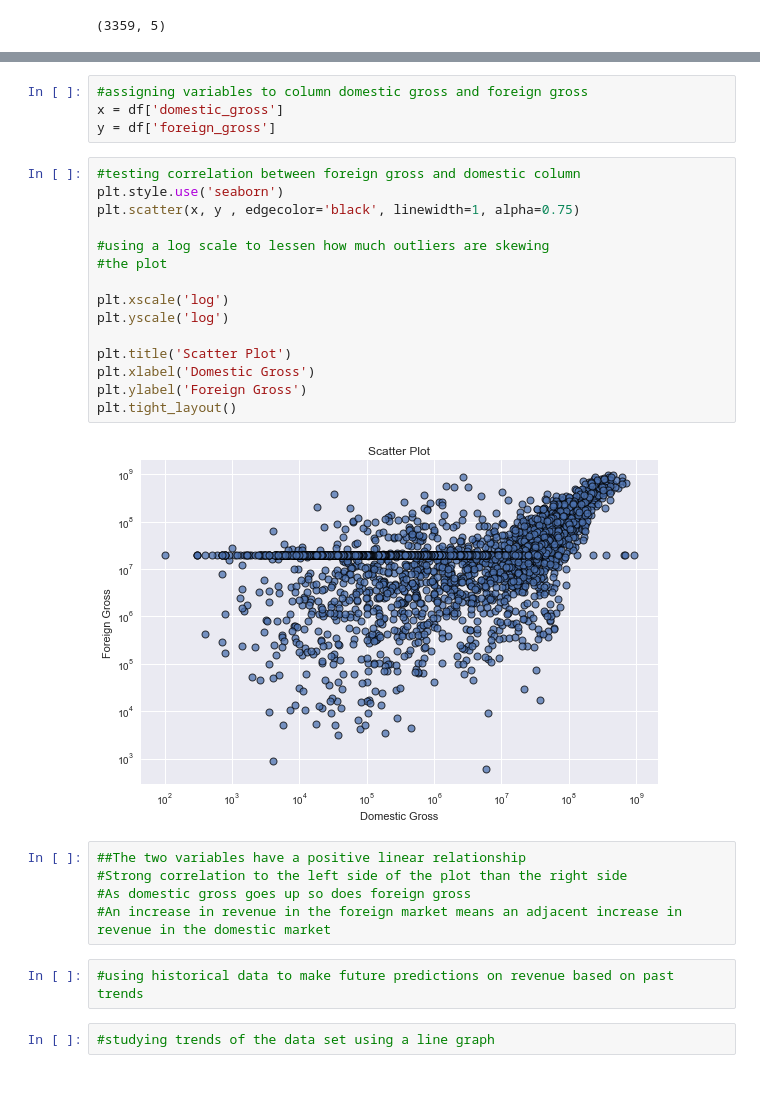
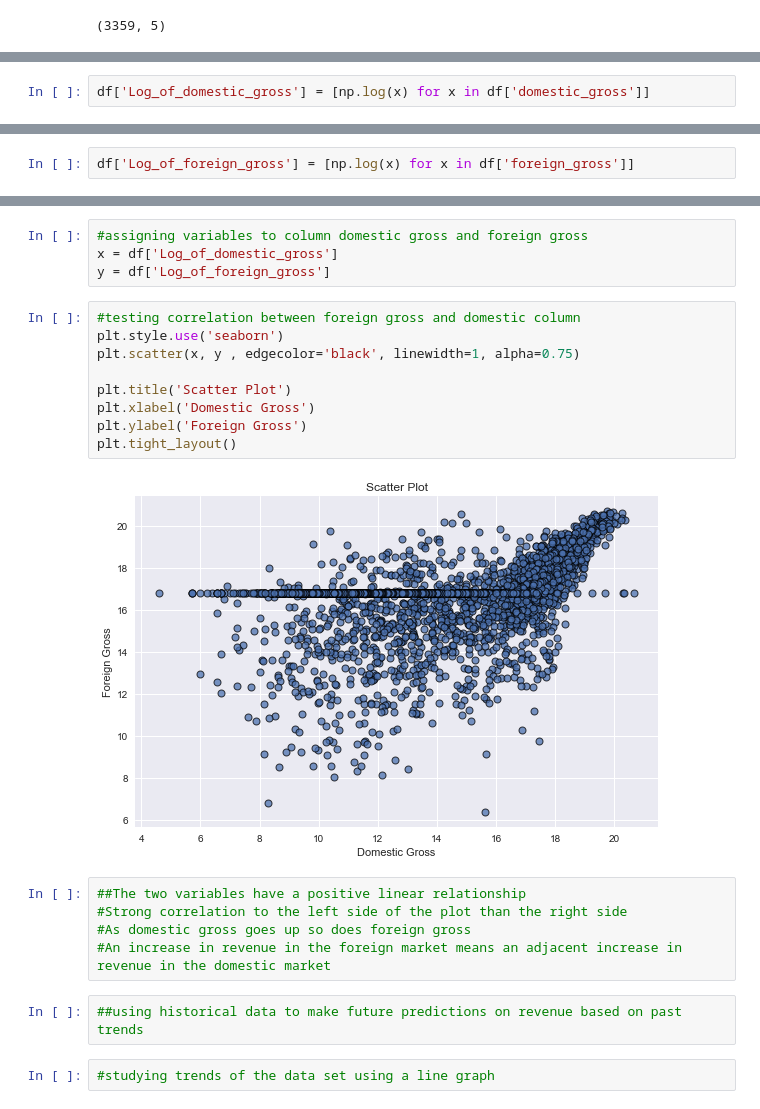
Before and after one commit to atienosonia/dsc-project-a, a Jupyter notebook: student.ipynb, the cells around one changed output, grey strips where cells are left out. Drawn from its saved outputs; the diff is of its cells as text.

Commit message:
Rescaling Outliers and Visualizing Trends

```diff
--- a/student.ipynb
+++ b/student.ipynb
@@ -114,0 +124,2 @@ df.head()
+# %%
+df['Log_of_domestic_gross'] = [np.log(x) for x in df['domestic_gross']]
@@ -114,0 +130,2 @@ df.head()
+# %%
+df['Log_of_foreign_gross'] = [np.log(x) for x in df['foreign_gross']]
@@ -160,31 +154,25 @@ df.head()
 # %%
 #assigning variables to column domestic gross and foreign gross
-x = df['domestic_gross']
-y = df['foreign_gross']
+x = df['Log_of_domestic_gross']
+y = df['Log_of_foreign_gross']
 # %%
 #testing correlation between foreign gross and domestic column
 plt.style.use('seaborn')
 plt.scatter(x, y , edgecolor='black', linewidth=1, alpha=0.75)
 
-#using a log scale to lessen how much outliers are skewing
-#the plot
-
-plt.xscale('log')
-plt.yscale('log')
-
 plt.title('Scatter Plot')
 plt.xlabel('Domestic Gross')
 plt.ylabel('Foreign Gross')
 plt.tight_layout()
 # %% [output]
-[figure, old version]
+[figure, new version]
 # %%
 ##The two variables have a positive linear relationship
 #Strong correlation to the left side of the plot than the right side
 #As domestic gross goes up so does foreign gross
 #An increase in revenue in the foreign market means an adjacent increase in revenue in the domestic market
 # %%
-#using historical data to make future predictions on revenue based on past trends
+##using historical data to make future predictions on revenue based on past trends
 # %%
 #studying trends of the data set using a line graph
 # %%
```
Also changed, not shown: parts of 29 cells of this notebook.
